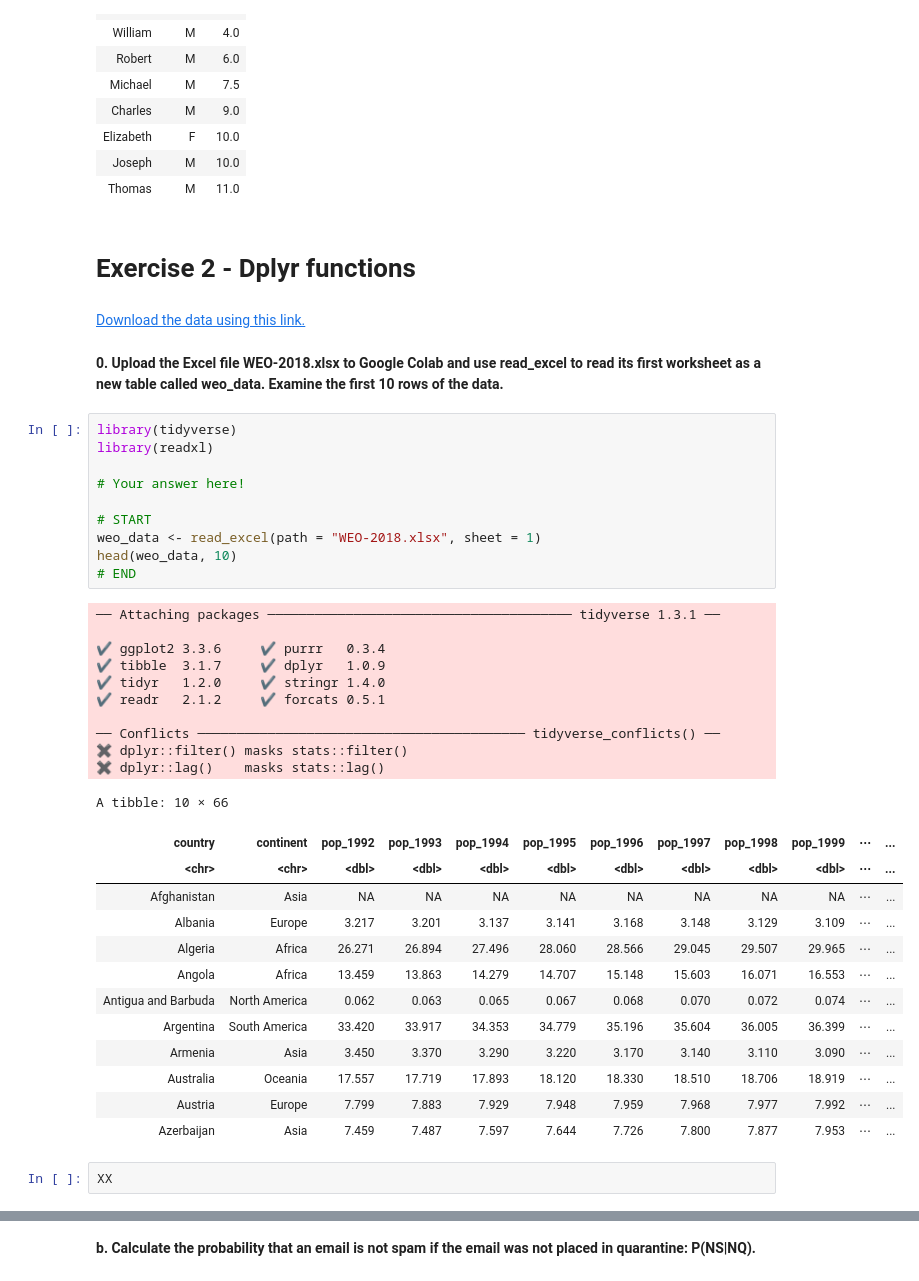
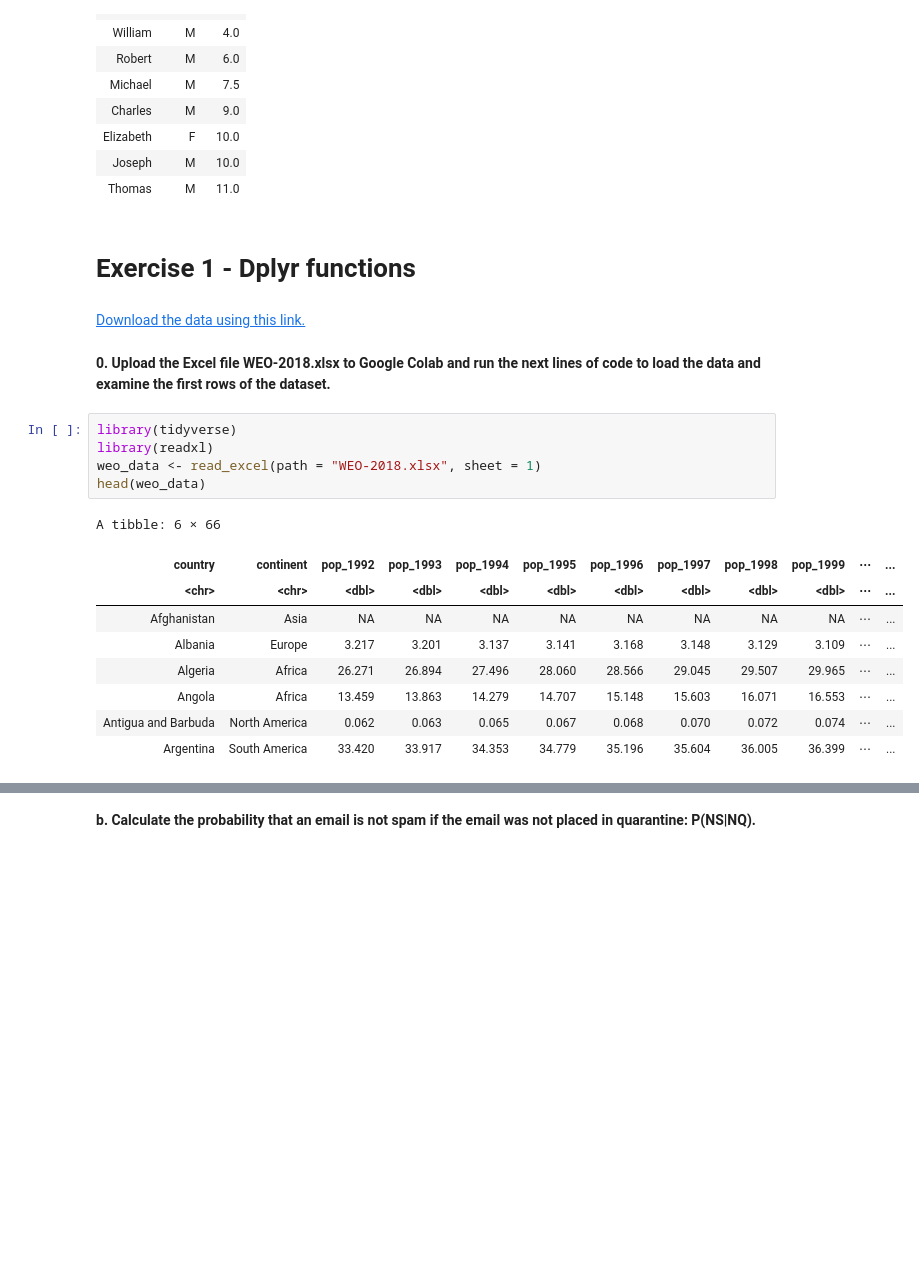
Before and after one commit to 5harad/API201-2022, a Jupyter notebook: review_sessions/review_9/review_9_answers.ipynb, the cells around one changed output, grey strips where cells are left out. Saved outputs shown, nothing was run; the diff lists cells and outputs as text; blank space fills up the shorter version.

Commit message:
Updated exercises.

```diff
--- a/review_sessions/review_9/review_9_answers.ipynb
+++ b/review_sessions/review_9/review_9_answers.ipynb
@@ -202,44 +201,23 @@ A grouped_df: 10 × 3
 | Joseph | M | 10.0 |
 | Thomas | M | 11.0 |
 # %% [markdown]
-# Exercise 2 - Dplyr functions
+# Exercise 1 - Dplyr functions
 # %% [markdown]
 [Download the data using this link.](https://docs.google.com/spreadsheets/d/1OaSj9w7Kg9FX4gsPZNH119EUaP_1Ndgy/edit?usp=sharing&ouid=114565474064234702477&rtpof=true&sd=true)
 # %% [markdown]
-**0. Upload the Excel file WEO-2018.xlsx to Google Colab and use read_excel to read its first worksheet as a new table called weo_data. Examine the first 10 rows of the data.**
+**0. Upload the Excel file WEO-2018.xlsx to Google Colab and run the next lines of code to load the data and examine the first rows of the dataset.**
 # %%
 library(tidyverse)
 library(readxl)
-
-# Your answer here!
-
-# START
 weo_data <- read_excel(path = "WEO-2018.xlsx", sheet = 1)
-head(weo_data, 10)
-# END
+head(weo_data)
 # %% [output]
-── Attaching packages ─────────────────────────────────────── tidyverse 1.3.1 ──
-
-✔ ggplot2 3.3.6     ✔ purrr   0.3.4
-✔ tibble  3.1.7     ✔ dplyr   1.0.9
-✔ tidyr   1.2.0     ✔ stringr 1.4.0
-✔ readr   2.1.2     ✔ forcats 0.5.1
-
-── Conflicts ────────────────────────────────────────── tidyverse_conflicts() ──
-✖ dplyr::filter() masks stats::filter()
-✖ dplyr::lag()    masks stats::lag()
+A tibble: 6 × 66
-A tibble: 10 × 66
 | country | continent | pop_1992 | pop_1993 | pop_1994 | pop_1995 | pop_1996 | pop_1997 | pop_1998 | pop_1999 | ⋯ | ... |
 | <chr> | <chr> | <dbl> | <dbl> | <dbl> | <dbl> | <dbl> | <dbl> | <dbl> | <dbl> | ⋯ | ... |
 | Afghanistan | Asia | NA | NA | NA | NA | NA | NA | NA | NA | ⋯ | ... |
 | Albania | Europe | 3.217 | 3.201 | 3.137 | 3.141 | 3.168 | 3.148 | 3.129 | 3.109 | ⋯ | ... |
 | Algeria | Africa | 26.271 | 26.894 | 27.496 | 28.060 | 28.566 | 29.045 | 29.507 | 29.965 | ⋯ | ... |
 | Angola | Africa | 13.459 | 13.863 | 14.279 | 14.707 | 15.148 | 15.603 | 16.071 | 16.553 | ⋯ | ... |
 | Antigua and Barbuda | North America | 0.062 | 0.063 | 0.065 | 0.067 | 0.068 | 0.070 | 0.072 | 0.074 | ⋯ | ... |
 | Argentina | South America | 33.420 | 33.917 | 34.353 | 34.779 | 35.196 | 35.604 | 36.005 | 36.399 | ⋯ | ... |
-| Armenia | Asia | 3.450 | 3.370 | 3.290 | 3.220 | 3.170 | 3.140 | 3.110 | 3.090 | ⋯ | ... |
-| Australia | Oceania | 17.557 | 17.719 | 17.893 | 18.120 | 18.330 | 18.510 | 18.706 | 18.919 | ⋯ | ... |
-| Austria | Europe | 7.799 | 7.883 | 7.929 | 7.948 | 7.959 | 7.968 | 7.977 | 7.992 | ⋯ | ... |
-| Azerbaijan | Asia | 7.459 | 7.487 | 7.597 | 7.644 | 7.726 | 7.800 | 7.877 | 7.953 | ⋯ | ... |
-# %%
-XX
```
Also changed, not shown: parts of 16 cells of this notebook.
